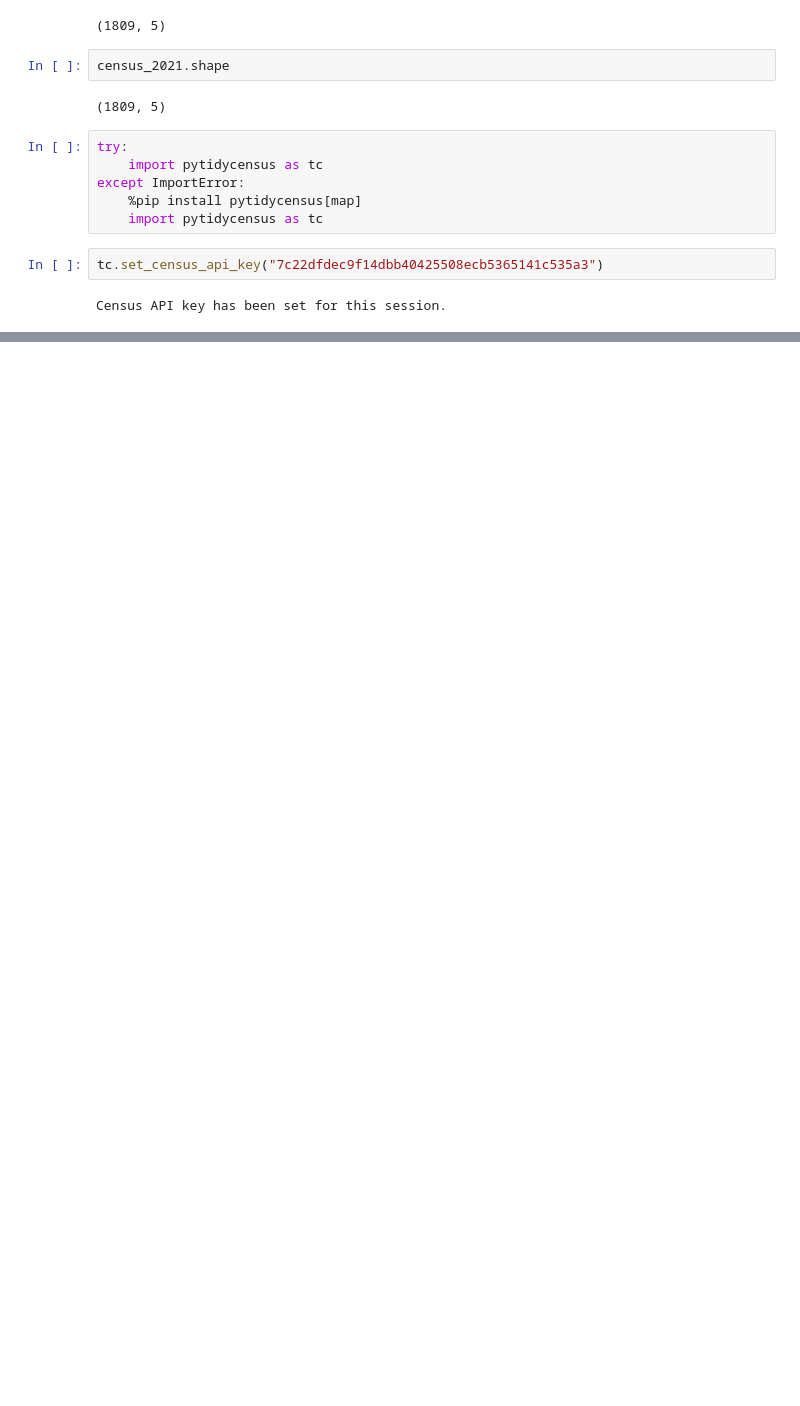
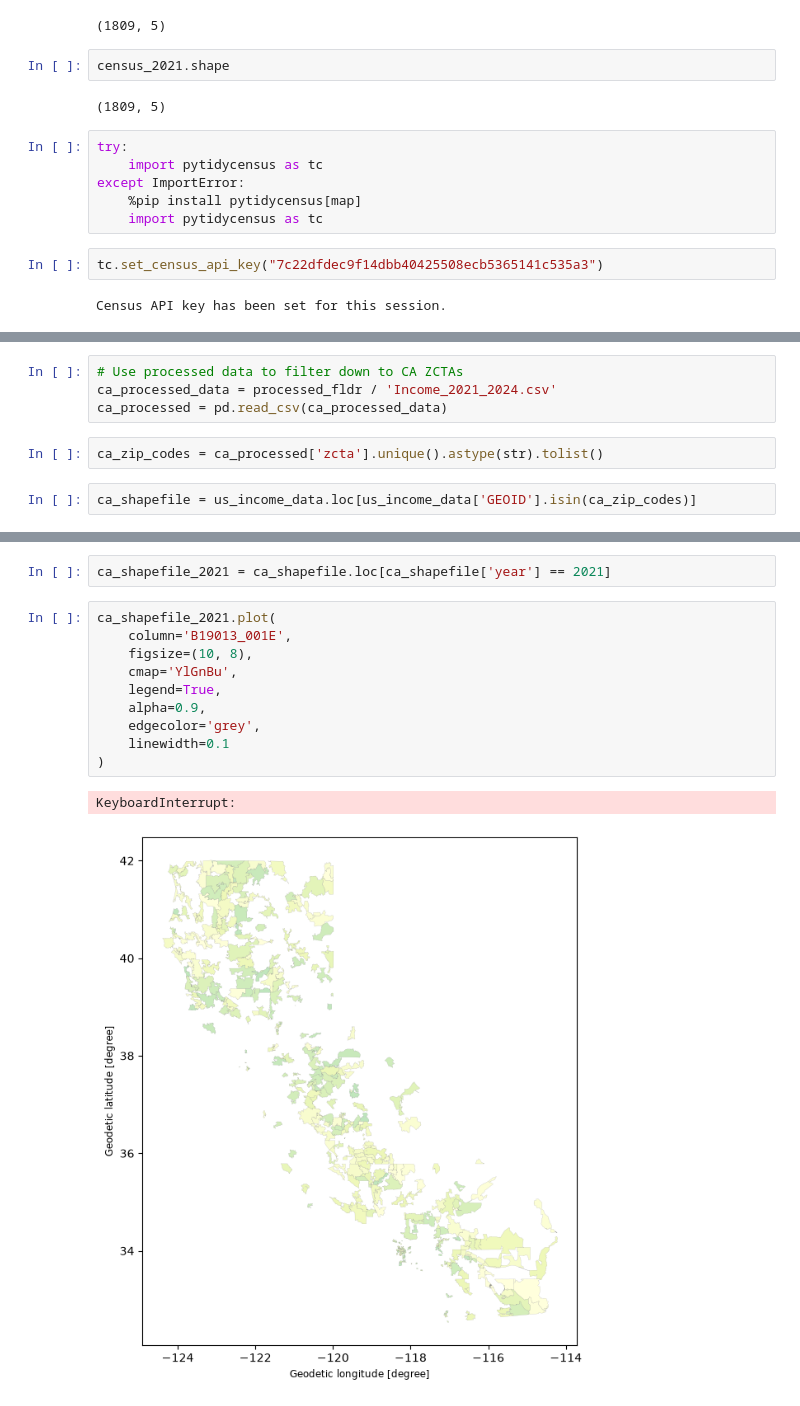
Before and after one commit to maya-schroder/SchroderSwireYang, a Jupyter notebook: scripts/ACS_Import_Clean.ipynb, the cells around one changed output, grey strips where cells are left out. Saved outputs shown, nothing was run; the diff lists cells and outputs as text; blank space fills up the shorter version.

Commit message:
Initial shapefile cleaning

```diff
--- a/scripts/ACS_Import_Clean.ipynb
+++ b/scripts/ACS_Import_Clean.ipynb
@@ -80,0 +99,8 @@ ca_income_data.rename(columns = {'B19013_001E': 'median_income',
+# %%
+# Use processed data to filter down to CA ZCTAs
+ca_processed_data = processed_fldr / 'Income_2021_2024.csv'
+ca_processed = pd.read_csv(ca_processed_data)
+# %%
+ca_zip_codes = ca_processed['zcta'].unique().astype(str).tolist()
+# %%
+ca_shapefile = us_income_data.loc[us_income_data['GEOID'].isin(ca_zip_codes)]
@@ -80,0 +120,15 @@ ca_income_data.rename(columns = {'B19013_001E': 'median_income',
+# %%
+ca_shapefile_2021 = ca_shapefile.loc[ca_shapefile['year'] == 2021]
+# %%
+ca_shapefile_2021.plot(
+    column='B19013_001E',
+    figsize=(10, 8),
+    cmap='YlGnBu',
+    legend=True,
+    alpha=0.9,
+    edgecolor='grey',
+    linewidth=0.1
+)
+# %% [output]
+KeyboardInterrupt:
+[figure, added]
```
Also changed, not shown: parts of 7 cells of this notebook.
